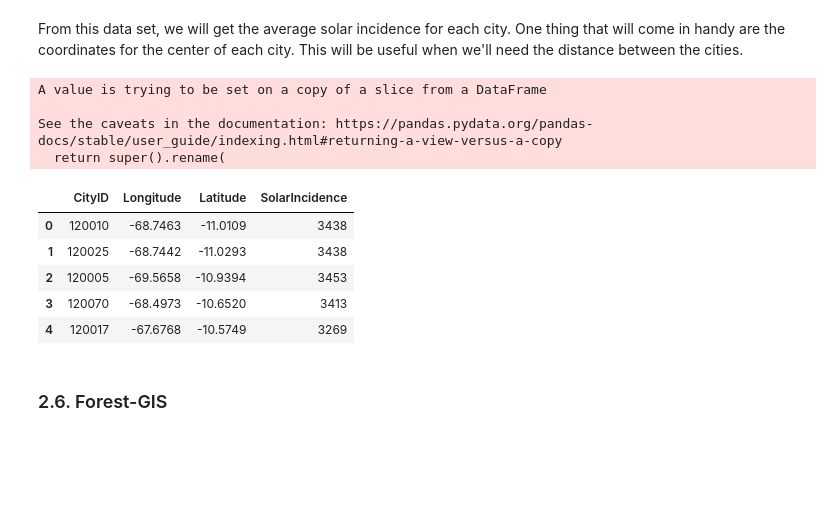
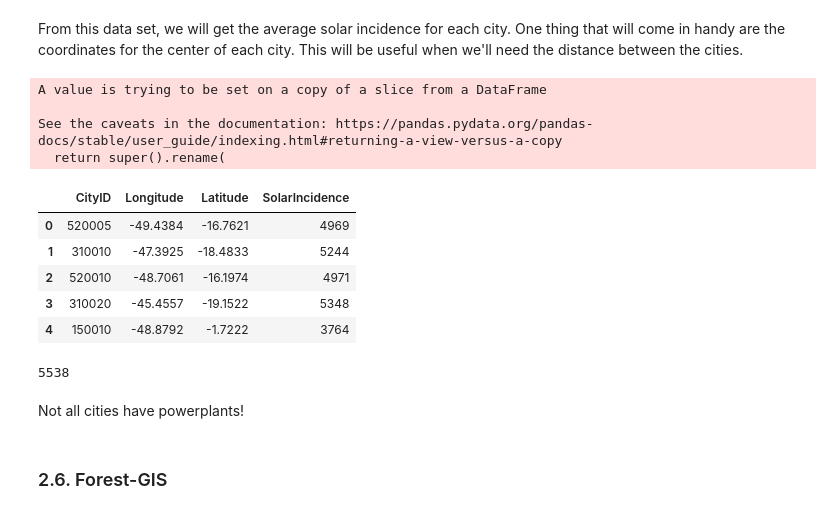
Before and after one commit to secretaria-ICA/Bem_Vindo_ao_Apocalipse_Brasileiro, a Jupyter notebook: apocalipse.ipynb, the cells around one changed output. Cells and saved outputs as stored; diff of their text form; code cells hidden in the pictures; blank space fills up the shorter version.

```diff
--- a/apocalipse.ipynb
+++ b/apocalipse.ipynb
@@ -128,0 +131,3 @@ len(df_area_clean)
+# %%
+df_area_clean = df_area_clean[df_area_clean['CityID']!="430000"]
+df_area_clean.describe(include="all").T
@@ -220,44 +232,50 @@ One of the labs that are a part of INPE is LABREN - Modeling and Study of Renewa
 From this data set, we will get the average solar incidence for each city. One thing that will come in handy are the coordinates for the center of each city. This will be useful when we'll need the distance between the cities.
 # %%
 #loading the file
-df_solar = pd.read_csv('direct_normal_means_sedes-munic.csv',sep=';')
+df_solar = pd.read_csv('direct_normal_means_sedes-munic.csv')
 #keeping only the needed features
 df_solar_clean = df_solar[['LON','LAT','NAME','STATE','ANNUAL']]
 #replacing the state name by the stateID
 df_solar_clean = df_solar_clean.replace(['ACRE', 'ALAGOAS', 'AMAPÁ', 'AMAZONAS', 'BAHIA', 'CEARÁ',
        'DISTRITO FEDERAL', 'ESPÍRITO SANTO', 'GOIÁS', 'MARANHÃO',
        'MATO GROSSO', 'MATO GROSSO DO SUL', 'MINAS GERAIS', 'PARÁ',
        'PARAÍBA', 'PARANÁ', 'PERNAMBUCO', 'PIAUÍ', 'RIO DE JANEIRO',
        'RIO GRANDE DO NORTE', 'RIO GRANDE DO SUL', 'RONDÔNIA', 'RORAIMA',
        'SANTA CATARINA', 'SÃO PAULO', 'SERGIPE', 'TOCANTINS'],['AC', 'AL', 'AP', 'AM', 'BA', 'CE',
        'DF', 'ES', 'GO', 'MA', 'MT', 'MS', 'MG', 'PA', 'PB', 'PR', 'PE', 'PI', 'RJ', 'RN', 'RS',
         'RO', 'RR', 'SC', 'SP', 'SE', 'TO'])
 
 #turning the name and state into a single column, in lowercase
 df_solar_clean['citystate'] = (df_solar_clean['NAME']+'-'+df_solar_clean['STATE']).str.lower()
 #getting the cityID from the area dataset
 df_areasolar = pd.merge(df_solar_clean, df_area_clean, on='citystate', how='inner')
 #keeping only the needed features
 df_solar_final = df_areasolar[['CityID','LON','LAT','ANNUAL']]
 
 
 
 #renaming columns
 df_solar_final.rename(columns = {'LON':'Longitude','LAT':'Latitude','ANNUAL': 'SolarIncidence'},
                               inplace = True)
 
 df_solar_final.head()
 # %% [output]
 A value is trying to be set on a copy of a slice from a DataFrame
 
 See the caveats in the documentation: https://pandas.pydata.org/pandas-docs/stable/user_guide/indexing.html#returning-a-view-versus-a-copy
   return super().rename(
 |  | CityID | Longitude | Latitude | SolarIncidence |
-| 0 | 120010 | -68.7463 | -11.0109 | 3438 |
-| 1 | 120025 | -68.7442 | -11.0293 | 3438 |
-| 2 | 120005 | -69.5658 | -10.9394 | 3453 |
-| 3 | 120070 | -68.4973 | -10.6520 | 3413 |
-| 4 | 120017 | -67.6768 | -10.5749 | 3269 |
+| 0 | 520005 | -49.4384 | -16.7621 | 4969 |
+| 1 | 310010 | -47.3925 | -18.4833 | 5244 |
+| 2 | 520010 | -48.7061 | -16.1974 | 4971 |
+| 3 | 310020 | -45.4557 | -19.1522 | 5348 |
+| 4 | 150010 | -48.8792 | -1.7222 | 3764 |
+# %%
+len(df_solar_final)
+# %% [output]
+5538
+# %% [markdown]
+Not all cities have powerplants!
 # %% [markdown]
 ### 2.6. Forest-GIS
 # %% [markdown]
```
Also changed, not shown: parts of 40 cells of this notebook.
